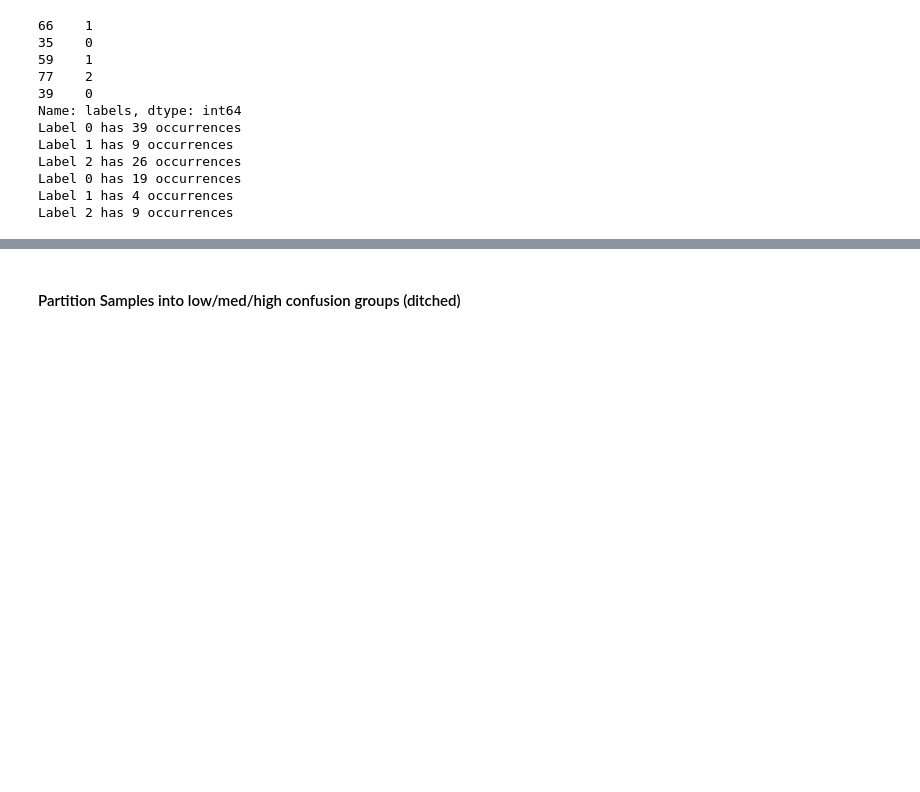
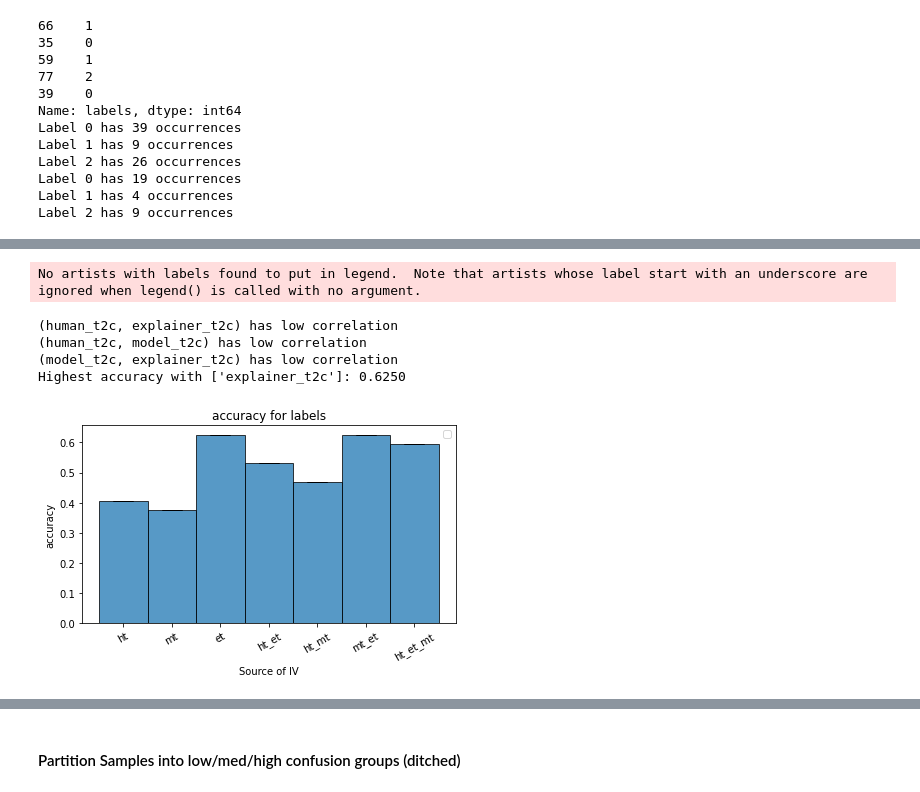
Before and after one commit to allisonchen23/explain-alignment, a Jupyter notebook: ade20k_process-5-way-bdown.ipynb, the cells around one changed output, grey strips where cells are left out. Cells and saved outputs as stored; diff of their text form; code cells hidden in the pictures; blank space fills up the shorter version.

```diff
--- a/ade20k_process-5-way-bdown.ipynb
+++ b/ade20k_process-5-way-bdown.ipynb
@@ -579,6 +580,7 @@ Metrics
 # Start with just groups 2,4,5
 cur_df_path = 'saved/ADE20K/survey_results/group_csvs/group_2_4_5/group_2_4_5.csv'
 cur_df = pd.read_csv(cur_df_path)
+cur_group_save_dir = os.path.dirname(cur_df_path)
 
 one_hot_labels = cur_df[['case2', 'case4', 'case5']].to_numpy()
 for row in one_hot_labels:
@@ -831,0 +968,10 @@ Best accuracy: 0.59375 Regularization: 0.5
+# %%
+# Obtain correlated pairs
+all_x_names = [
+    'human_top_confidence', 'model_top_confidence', 'explainer_top_confidence',
+    'human_entropy', 'model_entropy', 'explainer_entropy',
+    'human_t2c', 'model_t2c', 'explainer_t2c'
+]
+low_corr_set, med_corr_set, high_corr_set = correlated_variables(
+    train_rows=train_rows,
+    x_names=all_x_names)
@@ -831,0 +996,55 @@ Best accuracy: 0.59375 Regularization: 0.5
+# %%
+logreg_df_path = os.path.join(cur_group_save_dir, 'logreg_results', 'sensitivity.csv')
+# logreg_df_path = 'saved/ADE20K/survey_results/group_1_3/logreg_results/sensitivity.csv'
+logreg_df = pd.read_csv(logreg_df_path)
+ivs = ['t2c']
+dv = 'labels'
+metrics = ['accuracy', 'recall', 'recall_per_class', 'f1', 'f1_per_class']
+drop_correlated = True
+
+cur_logreg_df = filter_df(logreg_df,
+    ivs=ivs,
+    dv=dv)
+
+# Drop rows that have correlated variables
+if drop_correlated:
+    drop_idxs = []
+    for idx, row in cur_logreg_df.iterrows():
+        row_ivs = string_to_list(row['iv'], dtype='string')
+        row_ivs = [word.replace("'", "") for word in row_ivs]
+
+        # if len(row_ivs) > 2:
+        #     drop_idxs.append(row['Unnamed: 0'])
+        if len(row_ivs) == 2:
+            var1, var2 = row_ivs
+            if (var1, var2) in low_corr_set or (var2, var1) in low_corr_set:
+                print("({}, {}) has low correlation".format(var1, var2))
+            elif (var1, var2) in med_corr_set or (var2, var1) in med_corr_set:
+                print("({}, {}) has moderate correlation".format(var1, var2))
+            else:
+                drop_idxs.append(row['Unnamed: 0'])
+                print("Dropping ({}, {})".format(var1, var2))
+    cur_logreg_df = cur_logreg_df.drop(drop_idxs, axis=0)
+
+log_path = 'temp/temp.txt'
+highest_acc_row = cur_logreg_df.loc[cur_logreg_df['accuracy'].idxmax()]
+print("Highest accuracy with {}: {:.4f}".format(
+    highest_acc_row['iv'],
+    highest_acc_row['accuracy']))
+
+plot_metric_v_inputs(
+    df=cur_logreg_df,
+    ivs=ivs,
+    dv=dv,
+    graph_metric='accuracy')
+print_summary(
+    df=cur_logreg_df,
+    metrics=metrics,
+    log_path=log_path)
+# %% [output]
+No artists with labels found to put in legend.  Note that artists whose label start with an underscore are ignored when legend() is called with no argument.
+(human_t2c, explainer_t2c) has low correlation
+(human_t2c, model_t2c) has low correlation
+(model_t2c, explainer_t2c) has low correlation
+Highest accuracy with ['explainer_t2c']: 0.6250
+[figure, added]
```
Also changed, not shown: parts of 10 cells of this notebook, 1 other file.
